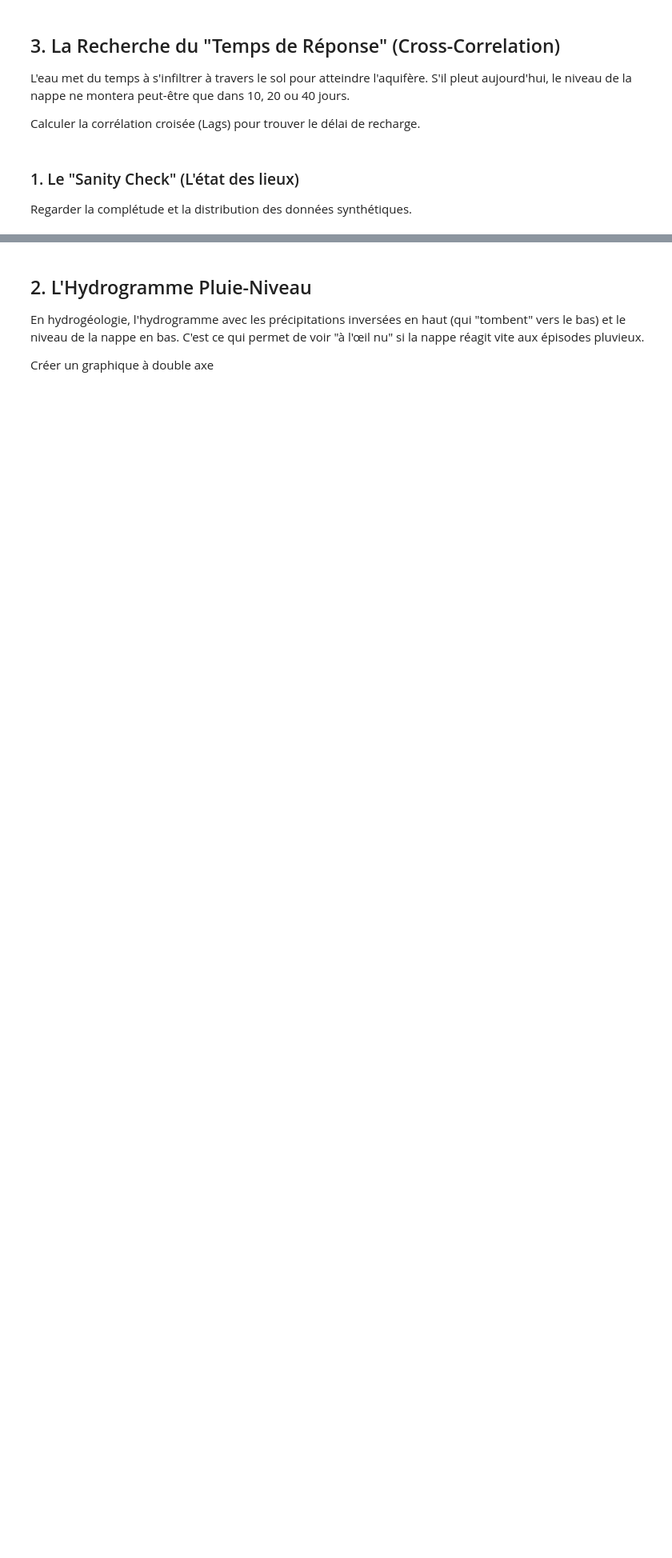
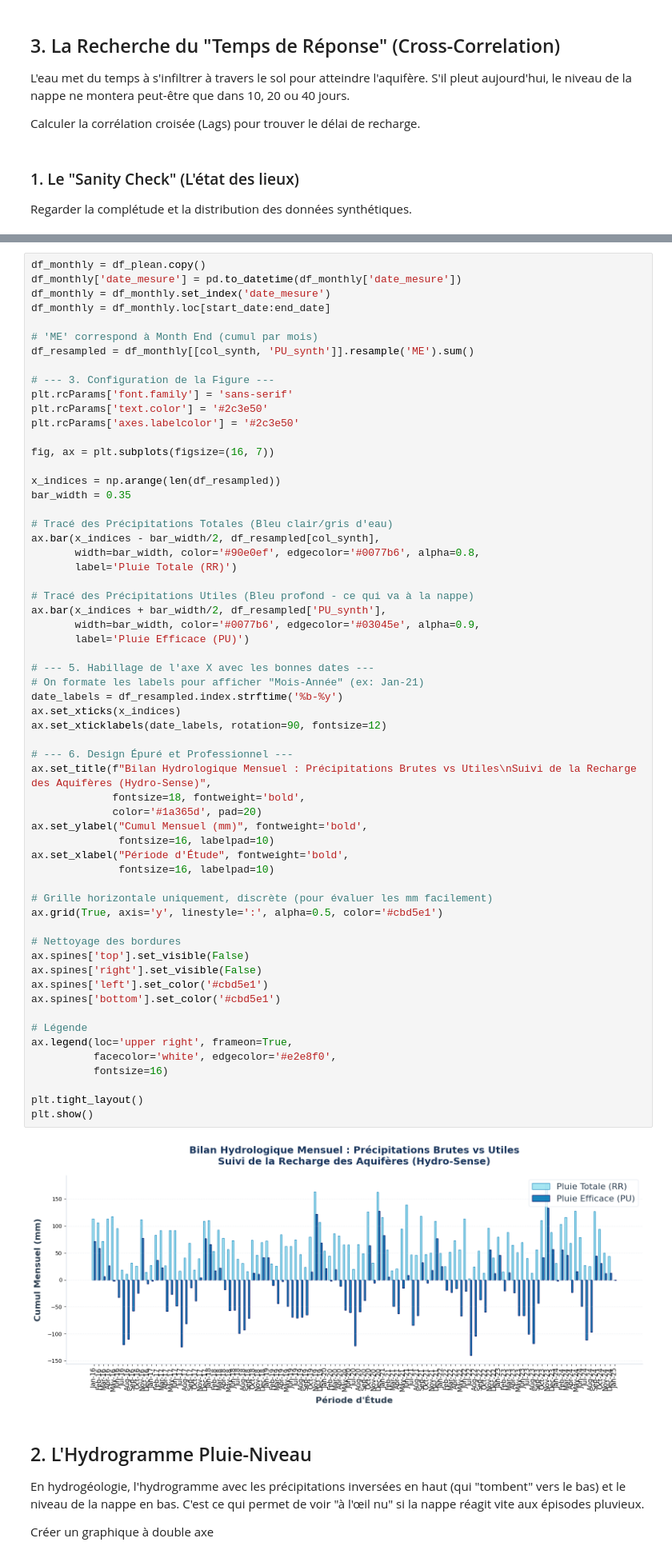
Before and after one commit to charourou/Projet_Hydrosense, a Jupyter notebook: notebooks/pres/pluie_bourdet.ipynb, the cells around one changed output, grey strips where cells are left out. Shown at 80% size. Cells and saved outputs as stored; diff of their text form; blank space fills up the shorter version.

```diff
--- a/notebooks/pres/pluie_bourdet.ipynb
+++ b/notebooks/pres/pluie_bourdet.ipynb
@@ -176,3 +189,65 @@ plt.tight_layout()
+# %%
+df_monthly = df_plean.copy()
+df_monthly['date_mesure'] = pd.to_datetime(df_monthly['date_mesure'])
+df_monthly = df_monthly.set_index('date_mesure')
+df_monthly = df_monthly.loc[start_date:end_date]
+
+# 'ME' correspond à Month End (cumul par mois)
+df_resampled = df_monthly[[col_synth, 'PU_synth']].resample('ME').sum()
+
+# --- 3. Configuration de la Figure ---
+plt.rcParams['font.family'] = 'sans-serif'
+plt.rcParams['text.color'] = '#2c3e50'
+plt.rcParams['axes.labelcolor'] = '#2c3e50'
+
+fig, ax = plt.subplots(figsize=(16, 7))
+
+x_indices = np.arange(len(df_resampled))
+bar_width = 0.35
+
+# Tracé des Précipitations Totales (Bleu clair/gris d'eau)
+ax.bar(x_indices - bar_width/2, df_resampled[col_synth],
+       width=bar_width, color='#90e0ef', edgecolor='#0077b6', alpha=0.8,
+       label='Pluie Totale (RR)')
+
+# Tracé des Précipitations Utiles (Bleu profond - ce qui va à la nappe)
+ax.bar(x_indices + bar_width/2, df_resampled['PU_synth'],
+       width=bar_width, color='#0077b6', edgecolor='#03045e', alpha=0.9,
+       label='Pluie Efficace (PU)')
+
+# --- 5. Habillage de l'axe X avec les bonnes dates ---
+# On formate les labels pour afficher "Mois-Année" (ex: Jan-21)
+date_labels = df_resampled.index.strftime('%b-%y')
+ax.set_xticks(x_indices)
+ax.set_xticklabels(date_labels, rotation=90, fontsize=12)
+
+# --- 6. Design Épuré et Professionnel ---
+ax.set_title(f"Bilan Hydrologique Mensuel : Précipitations Brutes vs Utiles\nSuivi de la Recharge des Aquifères (Hydro-Sense)",
+             fontsize=18, fontweight='bold',
+             color='#1a365d', pad=20)
+ax.set_ylabel("Cumul Mensuel (mm)", fontweight='bold',
+              fontsize=16, labelpad=10)
+ax.set_xlabel("Période d'Étude", fontweight='bold',
+              fontsize=16, labelpad=10)
+
+# Grille horizontale uniquement, discrète (pour évaluer les mm facilement)
+ax.grid(True, axis='y', linestyle=':', alpha=0.5, color='#cbd5e1')
+
+# Nettoyage des bordures
+ax.spines['top'].set_visible(False)
+ax.spines['right'].set_visible(False)
+ax.spines['left'].set_color('#cbd5e1')
+ax.spines['bottom'].set_color('#cbd5e1')
+
+# Légende
+ax.legend(loc='upper right', frameon=True,
+          facecolor='white', edgecolor='#e2e8f0',
+          fontsize=16)
+
+plt.tight_layout()
+plt.show()
+# %% [output]
+[figure, added]
 # %% [markdown]
 ## 2. L'Hydrogramme Pluie-Niveau
 
```
Also changed, not shown: parts of 8 cells of this notebook.
